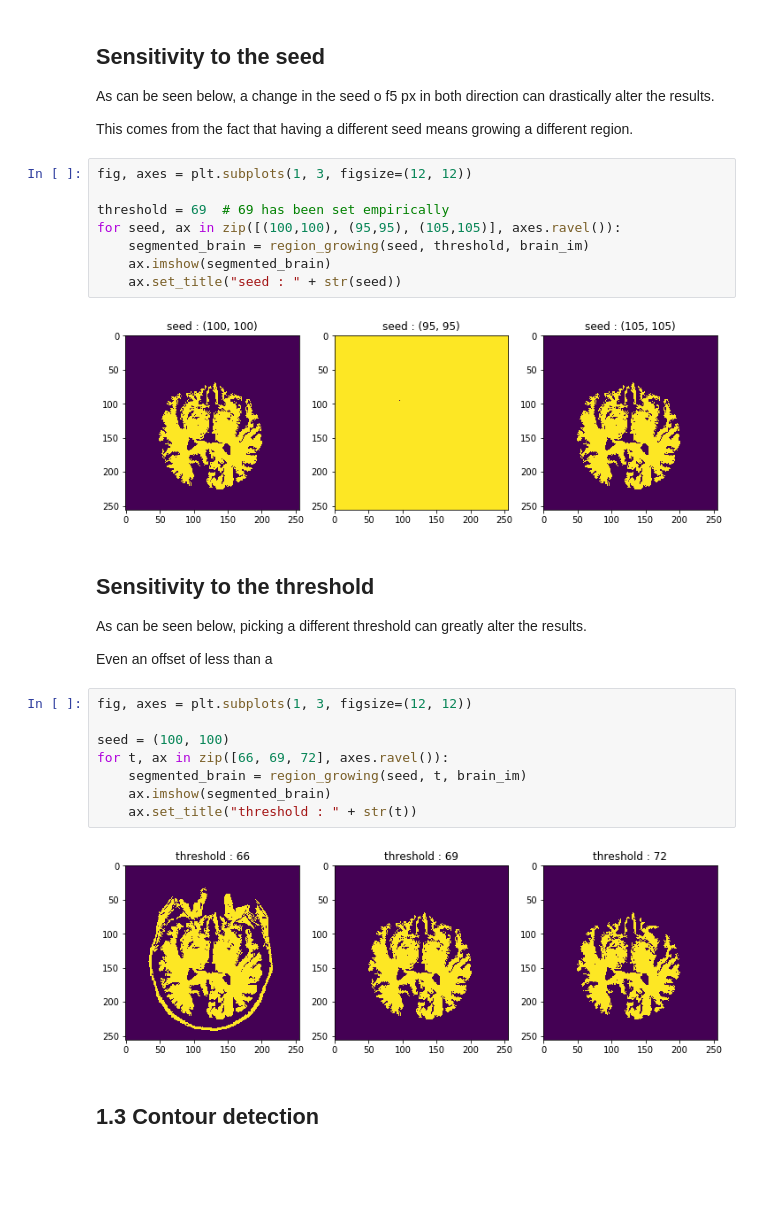
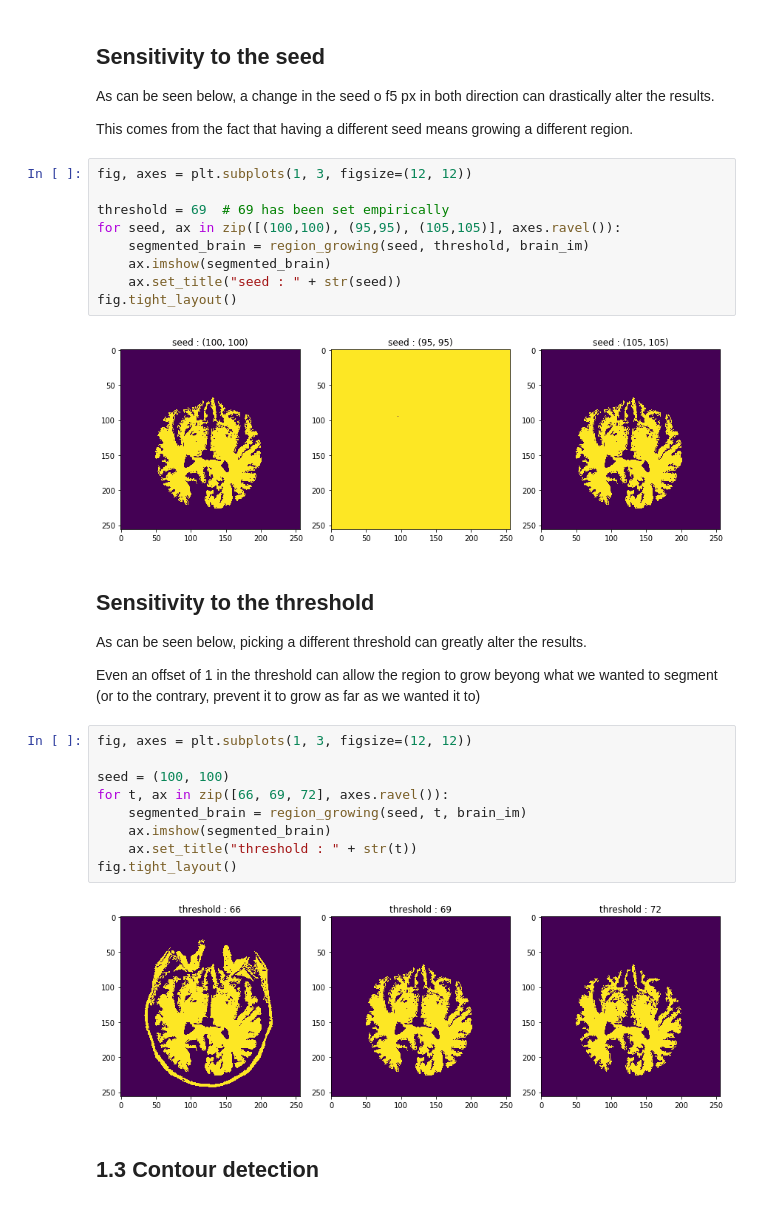
Before and after one commit to LeylaVakilian/PatternRecognition-, a Jupyter notebook: labs/lab_01_segmentation.ipynb, the cells around one changed output. Drawn from its saved outputs; the diff is of its cells as text; blank space fills up the shorter version.

```diff
--- a/labs/lab_01_segmentation.ipynb
+++ b/labs/lab_01_segmentation.ipynb
@@ -190,24 +190,26 @@ for seed, ax in zip([(100,100), (95,95), (105,105)], axes.ravel()):
     segmented_brain = region_growing(seed, threshold, brain_im)
     ax.imshow(segmented_brain)
     ax.set_title("seed : " + str(seed))
+fig.tight_layout()
 # %% [output]
-[figure, old version]
+[figure, new version]
 # %% [markdown]
 ## Sensitivity to the threshold
 
 As can be seen below, picking a different threshold can greatly alter the results.
 
-Even an offset of less than a
+Even an offset of 1 in the threshold can allow the region to grow beyong what we wanted to segment (or to the contrary, prevent it to grow as far as we wanted it to)
 # %%
 fig, axes = plt.subplots(1, 3, figsize=(12, 12))
 
 seed = (100, 100)
 for t, ax in zip([66, 69, 72], axes.ravel()):
     segmented_brain = region_growing(seed, t, brain_im)
     ax.imshow(segmented_brain)
     ax.set_title("threshold : " + str(t))
+fig.tight_layout()
 # %% [output]
-[figure, old version]
+[figure, new version]
 # %% [markdown]
 ## 1.3 Contour detection
 # %% [markdown]
```
Also changed, not shown: parts of 1 cell of this notebook.
